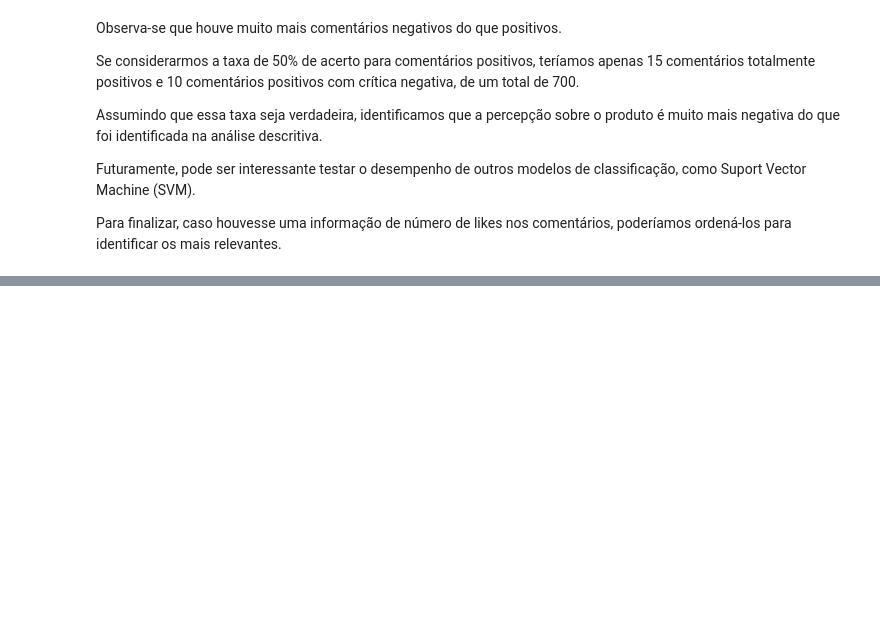
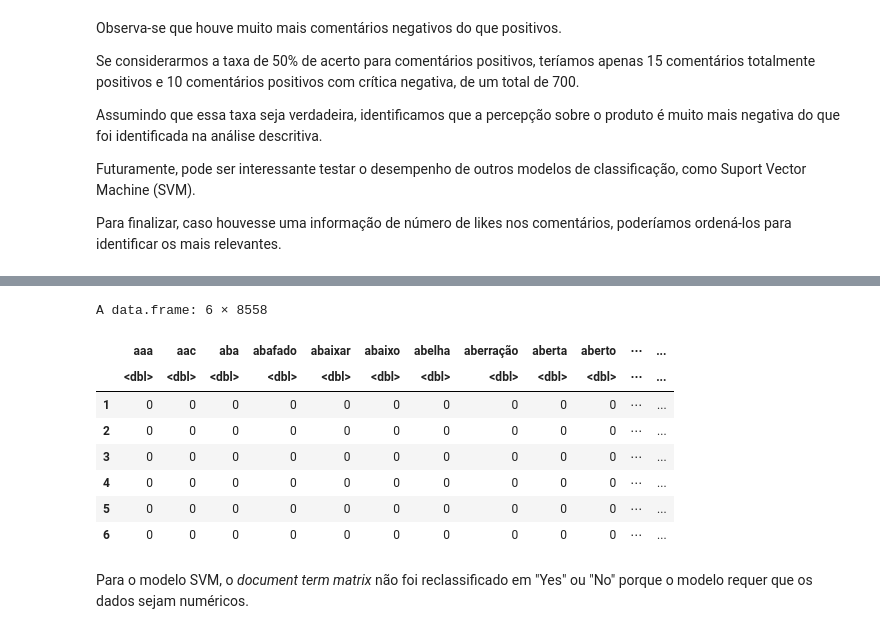
Before and after one commit to Lud-lud/avaliacao_produto_text_mining_sentiment_analysis, a Jupyter notebook: text_mining_sentiment_analysis_portuguese_r.ipynb, the cells around one changed output, grey strips where cells are left out. Saved outputs shown, nothing was run; the diff lists cells and outputs as text; code cells hidden in the pictures; blank space fills up the shorter version.

```diff
--- a/text_mining_sentiment_analysis_portuguese_r.ipynb
+++ b/text_mining_sentiment_analysis_portuguese_r.ipynb
@@ -720,0 +745,18 @@ Para finalizar, caso houvesse uma informação de número de likes nos comentár
+# %%
+# Preparação dos dados
+corpus = VCorpus(VectorSource(dataset_sent$texto))
+corpus = tm_map(corpus, content_transformer(tolower)) # Colocar tudo em letras minúsculas
+corpus = tm_map(corpus, removeNumbers) # Remover números
+corpus = tm_map(corpus, removePunctuation) # Remover pontuação
+corpus = tm_map(corpus, removeWords, stopwords("english")) # Remover stopwords
+corpus = tm_map(corpus, stemDocument) # Realizar extração das raízes das palavras
+corpus = tm_map(corpus, stripWhitespace) # Remover espaços em branco
+as.character(corpus[[1]])
+
+# Criar a Document Term Matrix, matriz de dados que conta a presença de cada termo em cada documento (comentário)
+dtm = DocumentTermMatrix(corpus)
+dtm = removeSparseTerms(dtm, 0.999) # Função para remover termos muito raros
+important_terms <- findFreqTerms(dtm, lowfreq = 2)  # Retém termos com frequência >= 2 (ajuste conforme o poder computacional disponível)
+dtm <- dtm[, important_terms]
+inspect(dtm)
+dim(dtm)
@@ -720,0 +784,17 @@ Para finalizar, caso houvesse uma informação de número de likes nos comentár
+# %%
+dtm <- as.data.frame(as.matrix(dtm))
+
+# Adicionar a variável de rótulo (sentimento)
+dtm$sentiment <- factor(dataset_sent$sentimento)
+# %%
+head(dtm)
+# %% [output]
+A data.frame: 6 × 8558
+|  | aaa | aac | aba | abafado | abaixar | abaixo | abelha | aberração | aberta | aberto | ⋯ | ... |
+|  | <dbl> | <dbl> | <dbl> | <dbl> | <dbl> | <dbl> | <dbl> | <dbl> | <dbl> | <dbl> | ⋯ | ... |
+| 1 | 0 | 0 | 0 | 0 | 0 | 0 | 0 | 0 | 0 | 0 | ⋯ | ... |
+| 2 | 0 | 0 | 0 | 0 | 0 | 0 | 0 | 0 | 0 | 0 | ⋯ | ... |
+| 3 | 0 | 0 | 0 | 0 | 0 | 0 | 0 | 0 | 0 | 0 | ⋯ | ... |
+| 4 | 0 | 0 | 0 | 0 | 0 | 0 | 0 | 0 | 0 | 0 | ⋯ | ... |
+| 5 | 0 | 0 | 0 | 0 | 0 | 0 | 0 | 0 | 0 | 0 | ⋯ | ... |
+| 6 | 0 | 0 | 0 | 0 | 0 | 0 | 0 | 0 | 0 | 0 | ⋯ | ... |
@@ -720,0 +807,2 @@ Para finalizar, caso houvesse uma informação de número de likes nos comentár
+# %% [markdown]
+Para o modelo SVM, o *document term matrix* não foi reclassificado em "Yes" ou "No" porque o modelo requer que os dados sejam numéricos.
```
Also changed, not shown: parts of 16 cells of this notebook.
